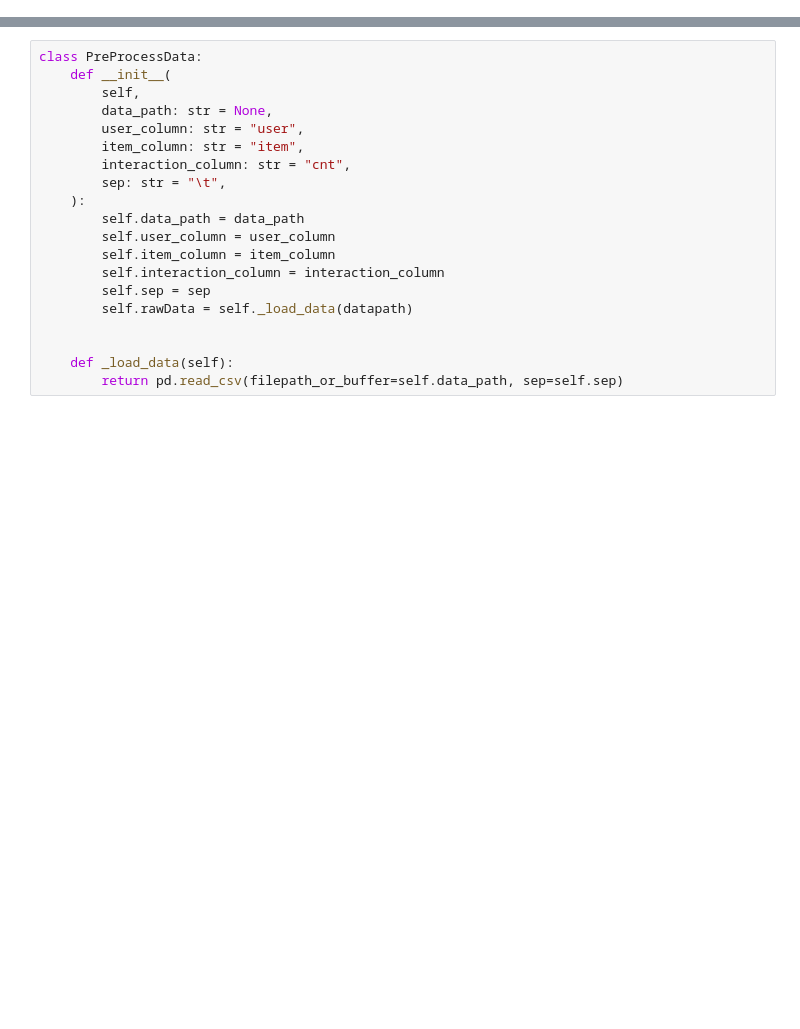
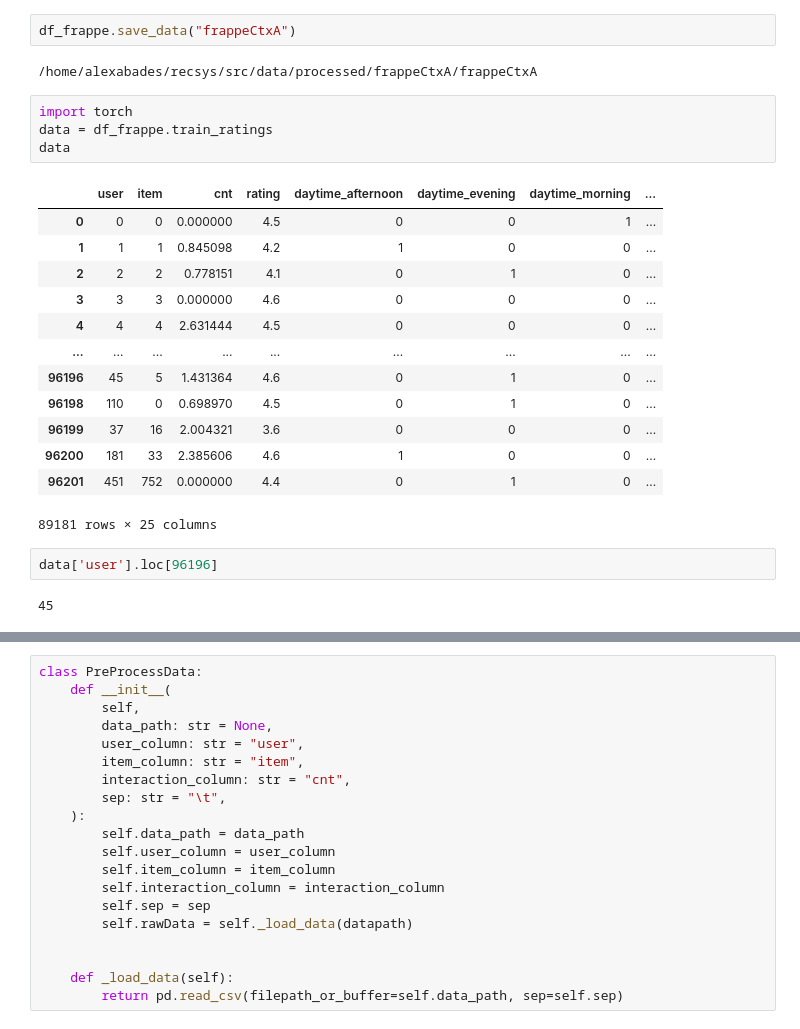
Before and after one commit to AlexAbades/recsys, a Jupyter notebook: src/notebooks/frappe.ipynb, the cells around one changed output, grey strips where cells are left out. Drawn from its saved outputs; the diff is of its cells as text; blank space fills up the shorter version.

```diff
--- a/src/notebooks/frappe.ipynb
+++ b/src/notebooks/frappe.ipynb
@@ -14,0 +73,26 @@ df_meta = df.merge(meta_app, on='item')
+# %%
+df_frappe.save_data("frappeCtxA")
+# %% [output]
+/home/alexabades/recsys/src/data/processed/frappeCtxA/frappeCtxA
+# %%
+import torch
+data = df_frappe.train_ratings
+data
+# %% [output]
+|  | user | item | cnt | rating | daytime_afternoon | daytime_evening | daytime_morning | ... |
+| 0 | 0 | 0 | 0.000000 | 4.5 | 0 | 0 | 1 | ... |
+| 1 | 1 | 1 | 0.845098 | 4.2 | 1 | 0 | 0 | ... |
+| 2 | 2 | 2 | 0.778151 | 4.1 | 0 | 1 | 0 | ... |
+| 3 | 3 | 3 | 0.000000 | 4.6 | 0 | 0 | 0 | ... |
+| 4 | 4 | 4 | 2.631444 | 4.5 | 0 | 0 | 0 | ... |
+| ... | ... | ... | ... | ... | ... | ... | ... | ... |
+| 96196 | 45 | 5 | 1.431364 | 4.6 | 0 | 1 | 0 | ... |
+| 96198 | 110 | 0 | 0.698970 | 4.5 | 0 | 1 | 0 | ... |
+| 96199 | 37 | 16 | 2.004321 | 3.6 | 0 | 0 | 0 | ... |
+| 96200 | 181 | 33 | 2.385606 | 4.6 | 1 | 0 | 0 | ... |
+| 96201 | 451 | 752 | 0.000000 | 4.4 | 0 | 1 | 0 | ... |
+89181 rows × 25 columns
+# %%
+data['user'].loc[96196]
+# %% [output]
+45
```
Also changed, not shown: parts of 10 cells of this notebook, 6 other files.
